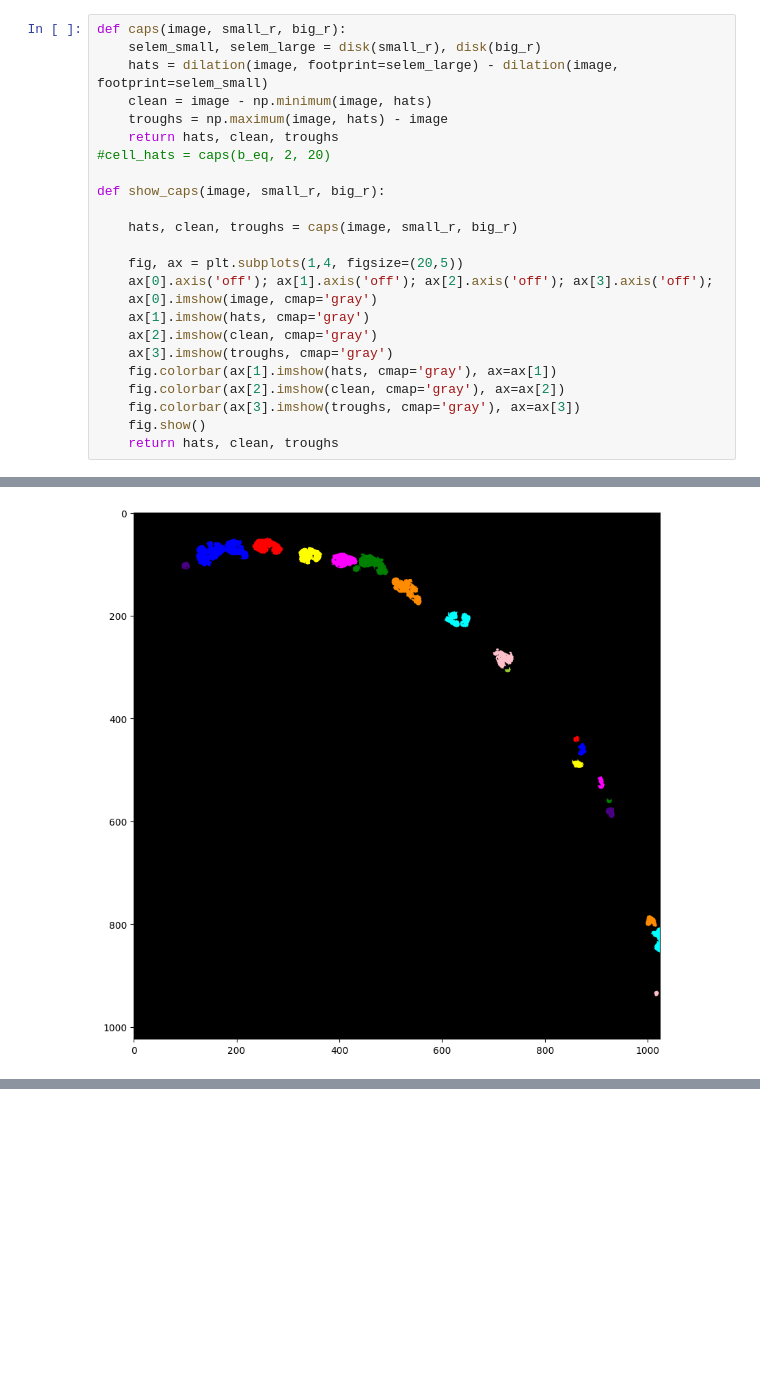
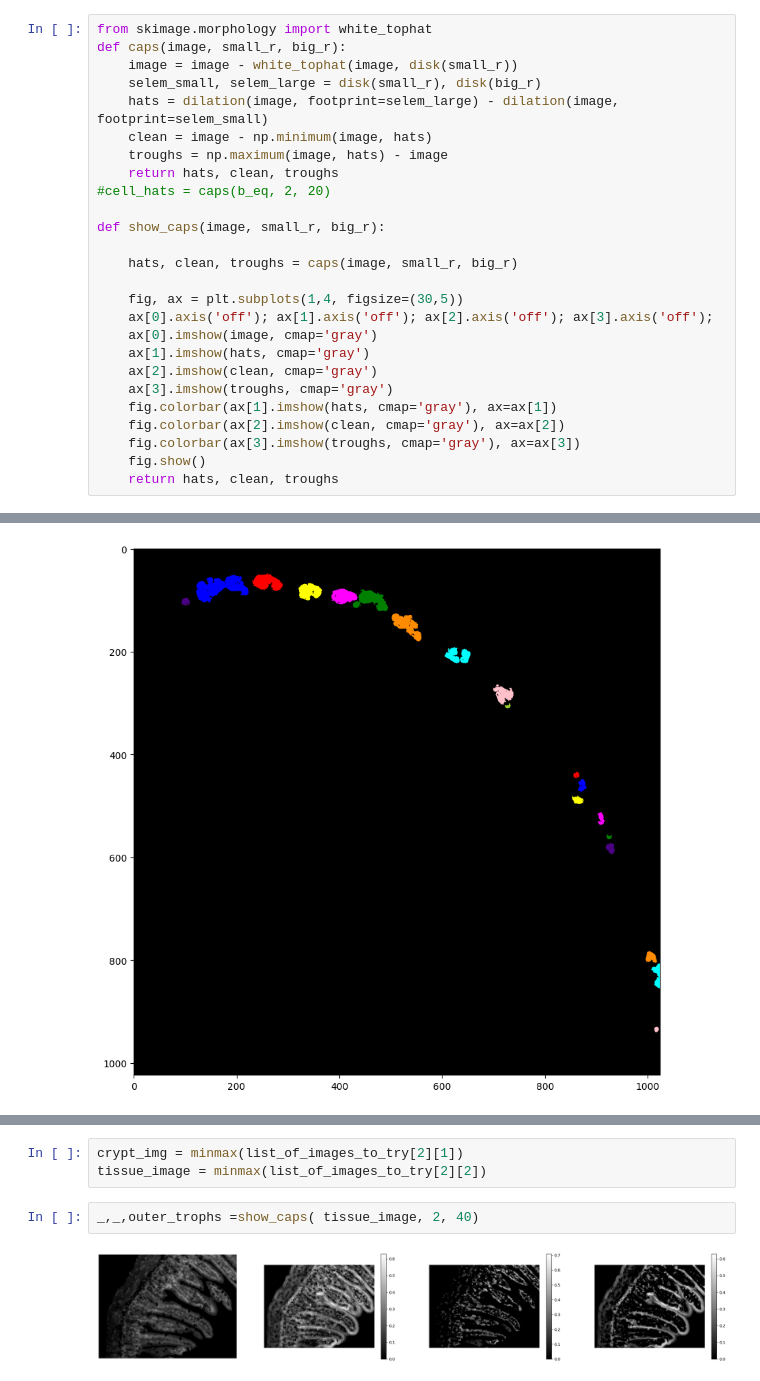
Before and after one commit to pbert5/lysozyme-stain-quantification, a Jupyter notebook: consolidated_new_morph.ipynb, the cells around one changed output, grey strips where cells are left out. Cells and saved outputs as stored; diff of their text form; blank space fills up the shorter version.

Commit message:
finaly added a -white_tophat to caps to supress those awfull tiny spikes

```diff
--- a/consolidated_new_morph.ipynb
+++ b/consolidated_new_morph.ipynb
@@ -15,5 +124,7 @@ _, crypts, dapi = minmax(image[:,:,0]), minmax(image[:,:,1]), minmax(image[:,:,2
 # %%
+from skimage.morphology import white_tophat
 def caps(image, small_r, big_r):
+    image = image - white_tophat(image, disk(small_r))
     selem_small, selem_large = disk(small_r), disk(big_r)
     hats = dilation(image, footprint=selem_large) - dilation(image, footprint=selem_small)
     clean = image - np.minimum(image, hats)
@@ -25,7 +136,7 @@ def show_caps(image, small_r, big_r):
 
     hats, clean, troughs = caps(image, small_r, big_r)
 
-    fig, ax = plt.subplots(1,4, figsize=(20,5))
+    fig, ax = plt.subplots(1,4, figsize=(30,5))
     ax[0].axis('off'); ax[1].axis('off'); ax[2].axis('off'); ax[3].axis('off');
     ax[0].imshow(image, cmap='gray')
     ax[1].imshow(hats, cmap='gray')
@@ -94,0 +406,7 @@ fig.show()
+# %%
+crypt_img = minmax(list_of_images_to_try[2][1])
+tissue_image = minmax(list_of_images_to_try[2][2])
+# %%
+_,_,outer_trophs =show_caps( tissue_image, 2, 40)
+# %% [output]
+[figure, added]
```
Also changed, not shown: parts of 10 cells of this notebook.
